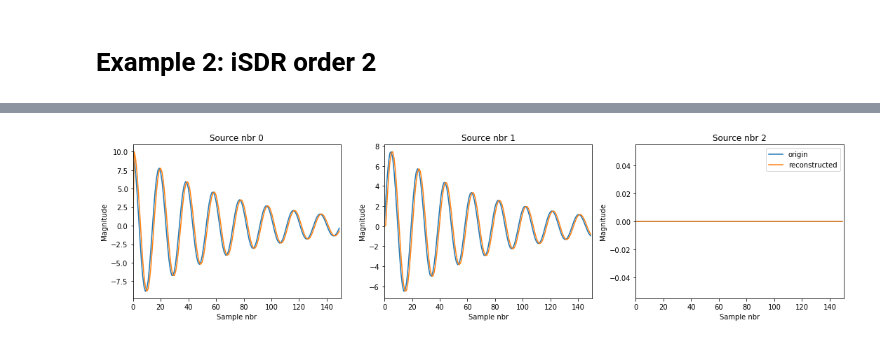
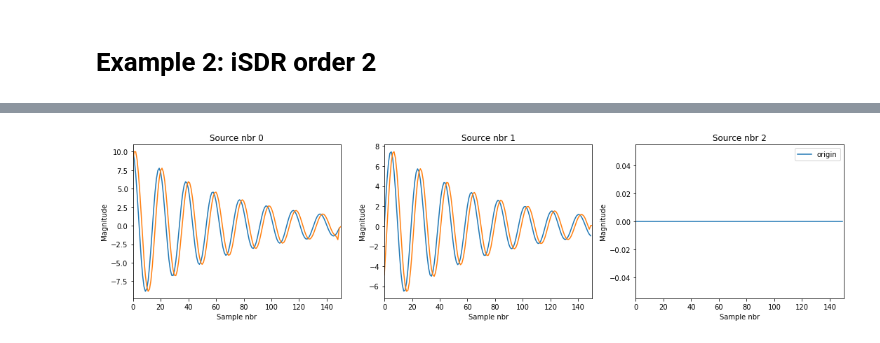
Before and after one commit to BBELAOUCHA/iSDR_cython, a Jupyter notebook: examples/iSDR_example.ipynb, the cells around one changed output, grey strips where cells are left out. Saved outputs shown, nothing was run; the diff lists cells and outputs as text; code cells hidden in the pictures.

Commit message:
correct bug A step

```diff
--- a/examples/iSDR_example.ipynb
+++ b/examples/iSDR_example.ipynb
@@ -14,12 +14,13 @@ np.random.seed(40)
 G = np.abs(np.random.normal(0,1,(n_c, n_s)))
 J = np.zeros((n_s, n_t))
 J[:, 0] = [10, 0.1, 0]
-A = [[0.9,-0.4,0], [0.25, 0.97,0],[0,0,0]]
+A = np.array([[0.9,-0.4,0], [0.25, 0.97,0],[0,0,0]])
 for i in range(J.shape[-1]-1):
     J[:, i+1] = np.dot(A, J[:, i])
 m_p = 1
 M = np.dot(G, J[:, m_p:])
 SC = np.array([[1,1,0], [1,1,0],[0,0,1]])
 # %%
-cl = ciSDR.linear_model.iSDR_step(l21_ratio=1e-10, tol=1e-12, max_iter=10000)
-R = cl.reconstruct(np.dot(G, A), M, 1)
+cl = ciSDR.linear_model.iSDR(l21_ratio=1e-1, tol=1e-12, max_iter=10000)
+cl.solver(G, M, SC, 1, A=A)
+R = cl.coef_
@@ -28,7 +35,8 @@ plt.figure(figsize=(15,4))
 for i in range(n_s):
     plt.subplot(1,n_s, i+1)
     plt.plot(J[i, :], label='origin')
-    plt.plot(R[i, :], label='reconstructed')
+    if i < R.shape[0]:
+        plt.plot(R[i, :], label='reconstructed')
     plt.title('Source nbr %s'%i)
     plt.xlim(0, J.shape[1])
     plt.xlabel('Sample nbr')
@@ -42,5 +50,9 @@ plt.tight_layout()
 # %%
 G_2 = np.zeros((n_c, n_s*2))
 G_2[:, n_s:] = np.dot(G, A)
-cl = ciSDR.linear_model.iSDR_step(l21_ratio=1e-10, tol=1e-12, max_iter=10000)
-R = cl.reconstruct(G_2, M, 2)
+cl = ciSDR.linear_model.iSDR(l21_ratio=1e-10, la=1e-2, tol=1e-12, max_iter=10000)
+m_p = 3
+Atmp = np.zeros((n_s, n_s*m_p))
+Atmp[:, -n_s:] = np.eye(n_s)
+cl.solver(G, M, SC, nbr_iter=10, model_p=m_p, A=Atmp, method='lasso')
+R = cl.coef_
@@ -47,14 +68,15 @@ R = cl.reconstruct(G_2, M, 2)
 # %%
 plt.figure(figsize=(15,4))
 for i in range(n_s):
     plt.subplot(1,n_s, i+1)
     plt.plot(J[i, :], label='origin')
-    plt.plot(R[i, :], label='reconstructed')
+    if i < R.shape[0]:
+        plt.plot(R[i, :], label='reconstructed')
     plt.title('Source nbr %s'%i)
     plt.xlim(0, J.shape[1])
     plt.xlabel('Sample nbr')
     plt.ylabel('Magnitude')
 plt.legend()
 plt.tight_layout()
 # %% [output]
-[figure, old version]
+[figure, new version]
```
Also changed, not shown: parts of 9 cells of this notebook, 2 other files.
